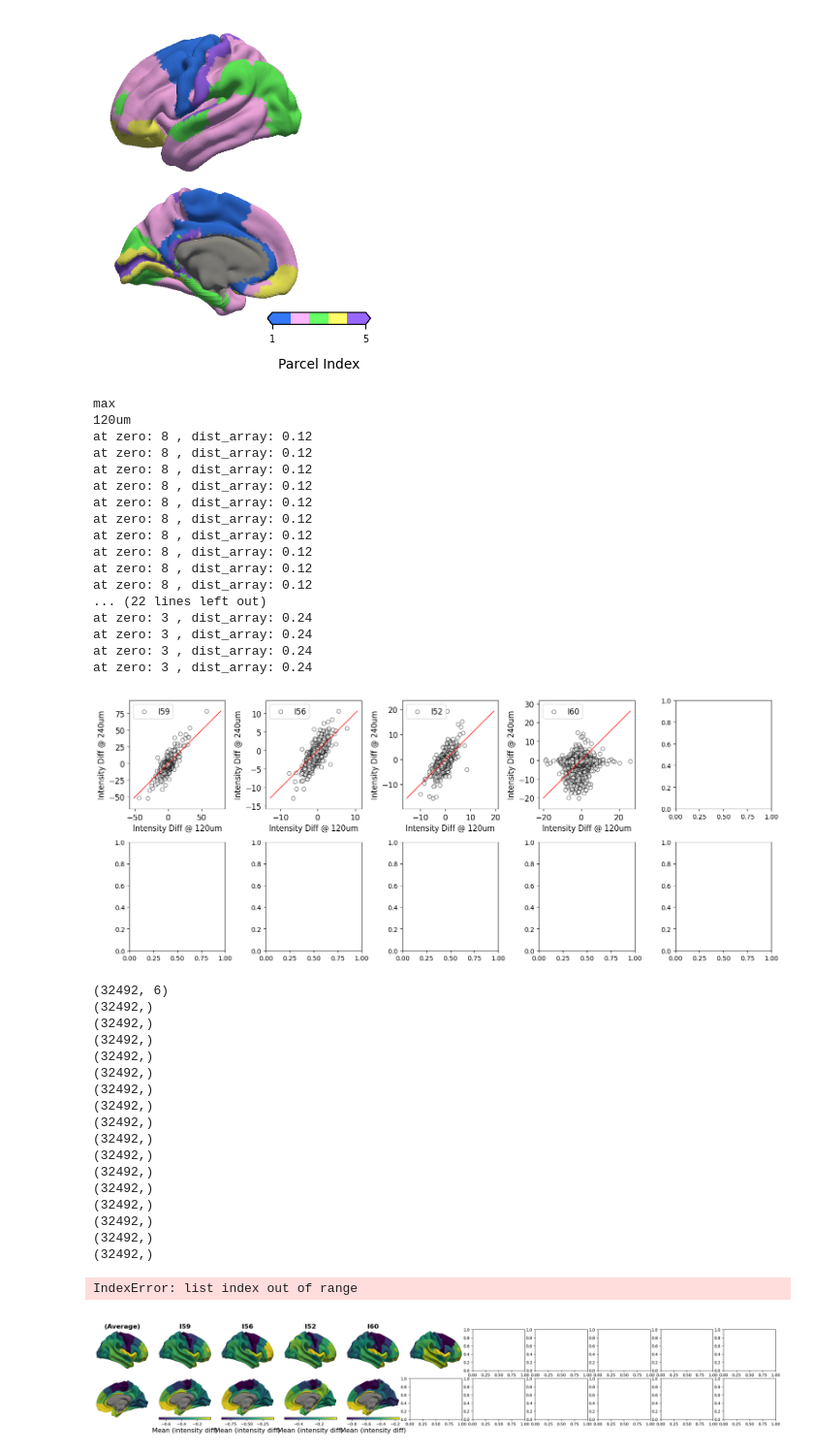
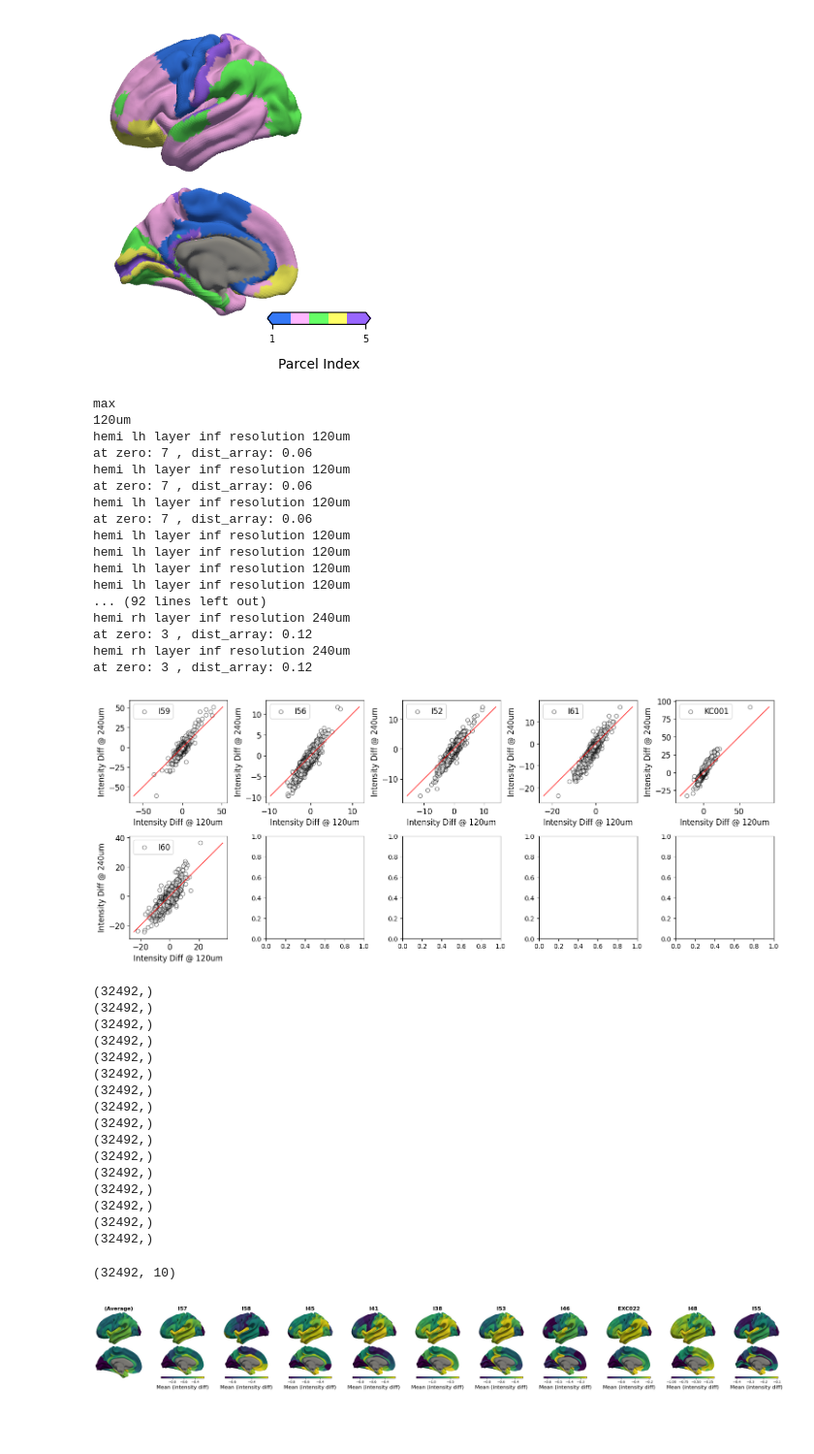
Before and after one commit to dyjung130/cortical_layer, a Jupyter notebook: jupyter-notebook/082725_cyto_parcellate/run_cyto_von_parcellation.ipynb, the cells around one changed output. Shown at 97% size. Saved outputs shown, nothing was run; the diff lists cells and outputs as text; code cells hidden in the pictures; blank space fills up the shorter version.

```diff
--- a/jupyter-notebook/082725_cyto_parcellate/run_cyto_von_parcellation.ipynb
+++ b/jupyter-notebook/082725_cyto_parcellate/run_cyto_von_parcellation.ipynb
@@ -238,7 +238,8 @@ def load_intensity_data(base_path, base_path_intensity, hemisphere='lh', layer='
         if subjects == 'I54_new_confidence':
             continue
         if subjects:
-            intensity_file_path = os.path.join(base_path_intensity, subjects, f"{hemisphere}/{layer}_{resolution}_method1_manual_raw_intensity.npz")
+            print('hemi',hemisphere,'layer',layer,'resolution',resolution)
+            intensity_file_path = os.path.join(base_path_intensity, subjects, f"{hemisphere}/{layer}_{resolution}_method0_manual_raw_intensity.npz")
            # print(intensity_file_path)
             if os.path.exists(intensity_file_path):
                 # Load intensity data
@@ -264,8 +265,8 @@ def load_intensity_data(base_path, base_path_intensity, hemisphere='lh', layer='
     return intensity_data_uncut, intensity_data_at_zero, subject_names
 
 base_path = "/Users/dennis.jungchildmind.org/Desktop/exvivo"
-base_path_intensity_120um = "/Users/dennis.jungchildmind.org/Desktop/exvivo_postslurm/output_120um_max_960um_dist_method1"
-base_path_intensity_240um = "/Users/dennis.jungchildmind.org/Desktop/exvivo_postslurm/output_240um_max_960um_dist_method1"
+base_path_intensity_120um = "/Users/dennis.jungchildmind.org/Desktop/exvivo_postslurm/output_120um_max_960um_dist_method0"
+base_path_intensity_240um = "/Users/dennis.jungchildmind.org/Desktop/exvivo_postslurm/output_240um_max_960um_dist_method0"
 
 
 # Load data for both hemispheres
@@ -278,21 +279,21 @@ rh_intensity_data_uncut_240um, rh_intensity_data_at_zero_240um, _  = load_intens
 # %% [output]
 max
 120um
-at zero: 8 , dist_array: 0.12
-at zero: 8 , dist_array: 0.12
-at zero: 8 , dist_array: 0.12
-at zero: 8 , dist_array: 0.12
-at zero: 8 , dist_array: 0.12
-at zero: 8 , dist_array: 0.12
-at zero: 8 , dist_array: 0.12
-at zero: 8 , dist_array: 0.12
-at zero: 8 , dist_array: 0.12
-at zero: 8 , dist_array: 0.12
-... (22 lines left out)
-at zero: 3 , dist_array: 0.24
-at zero: 3 , dist_array: 0.24
-at zero: 3 , dist_array: 0.24
-at zero: 3 , dist_array: 0.24
+hemi lh layer inf resolution 120um
+at zero: 7 , dist_array: 0.06
+hemi lh layer inf resolution 120um
+at zero: 7 , dist_array: 0.06
+hemi lh layer inf resolution 120um
+at zero: 7 , dist_array: 0.06
+hemi lh layer inf resolution 120um
+hemi lh layer inf resolution 120um
+hemi lh layer inf resolution 120um
+hemi lh layer inf resolution 120um
+... (92 lines left out)
+hemi rh layer inf resolution 240um
+at zero: 3 , dist_array: 0.12
+hemi rh layer inf resolution 240um
+at zero: 3 , dist_array: 0.12
 # %%
 hemi = 'rh'
 
@@ -338,19 +339,27 @@ for index in range(num_subjects, len(axes)):
 plt.tight_layout()
 plt.show()
 # %% [output]
-[figure, old version]
+[figure, new version]
 # %%
 #parcellate intensity data based on the von ek atlas
 #first get the unique values in the von ek atlas
 atlas = von_ek_atlas #von_ek_atlas or economo_koskinas_atlas_lh or economo_koskinas_atlas_rh (should be the same for the latter two)
-data2use_lh = lh_intensity_data_at_zero_240um #lh_intensity_data_at_zero or lh_intensity_norm_data_at_zero or rh_intensity_data_at_zero or rh_intensity_norm_data_at_zero
-data2use_rh = rh_intensity_data_at_zero_240um #lh_intensity_data_at_zero or lh_intensity_norm_data_at_zero or rh_intensity_data_at_zero or rh_intensity_norm_data_at_zero
+RESOLUTION = '120um' #120um or 240um
+if RESOLUTION == '120um':
+    data2use_lh = lh_intensity_data_at_zero_120um #lh_intensity_data_at_zero or lh_intensity_norm_data_at_zero or rh_intensity_data_at_zero or rh_intensity_norm_data_at_zero
+    data2use_rh = rh_intensity_data_at_zero_120um #lh_intensity_data_at_zero or lh_intensity_norm_data_at_zero or rh_intensity_data_at_zero or rh_intensity_norm_data_at_zero
+elif RESOLUTION == '240um':
+    data2use_lh = lh_intensity_data_at_zero_240um #lh_intensity_data_at_zero or lh_intensity_norm_data_at_zero or rh_intensity_data_at_zero or rh_intensity_norm_data_at_zero
+    data2use_rh = rh_intensity_data_at_zero_240um #lh_intensity_data_at_zero or lh_intensity_norm_data_at_zero or rh_intensity_data_at_zero or rh_intensity_norm_data_at_zero
+
+
 unique_values = np.unique(atlas)
 
-
+#variable for parcellated data
 rh_intensity_data_at_zero_parcelled = np.zeros((data2use_rh[0].shape[0], len(data2use_rh)))
 rh_intensity_var_at_zero_parcelled = np.zeros((data2use_rh[0].shape[0], len(data2use_rh)))
-print(rh_intensity_data_at_zero_parcelled.shape)
+
+
 #iterate for each file
 for j, tmp in enumerate(data2use_rh):
     print(tmp.shape)
@@ -390,7 +399,6 @@ for j, tmp in enumerate(data2use_lh):
         lh_intensity_data_at_zero_parcelled[indices,j] = tmp_mean
         lh_intensity_var_at_zero_parcelled[indices,j] = tmp_var
 # %% [output]
-(32492, 6)
 (32492,)
 (32492,)
 (32492,)
@@ -407,18 +415,22 @@ for j, tmp in enumerate(data2use_lh):
 (32492,)
 (32492,)
 (32492,)
+# %%
+print(data_parc.shape)
+# %% [output]
+(32492, 10)
 # %%
 
 
 plot_individual_data = True
-plot_hemi = 'rh'
+plot_hemi = 'lh'
 data_type = 'mean' #'mean' or 'var'
 cmap = 'viridis'
 #atlas = von_ek_atlas
 # Surface files and settings
 lh_surf = '/Users/dennis.jungchildmind.org/Downloads/HCP_S1200_Atlas_Z4_pkXDZ/S1200.L.white_MSMAll.32k_fs_LR.surf.gii'
 rh_surf = '/Users/dennis.jungchildmind.org/Downloads/HCP_S1200_Atlas_Z4_pkXDZ/S1200.R.white_MSMAll.32k_fs_LR.surf.gii'
-
+do_zscore = False
 
 def mask_data(data, atlas_data):
     data_masked = data.copy()
@@ -454,16 +466,17 @@ plotter = yaspy.Plotter(surf2plot, hemi=plot_hemi)
 if plot_individual_data:
     #perform standardization on the data_parc before averaging using zscore
 
-    data_parc_zscore = zscore(data_parc, axis=0, nan_policy='omit')
-    data2plot_avg = np.nanmean(data_parc_zscore,axis=1)
+    if do_zscore:
+        data_parc_zscore = zscore(data_parc, axis=0, nan_policy='omit')
+        data2plot_avg = np.nanmedian(data_parc_zscore,axis=1)
+    else:
+        data2plot_avg = np.nanmedian(data_parc,axis=1)
 
     #economo_koskinas_atlas_rh
     data2plot_sub = data_parc
-    #average within the economo_koskinas_atlas_rh
 
 
     # economo_koskinas_atlas_rh
-
     num_sub = data2plot_sub.shape[1]
     # Create figure with 2 rows (lateral/medial) and 1 + num_sub columns (avg + 11 raw)
     fig, axes = plt.subplots(2, 1+num_cols, figsize=(30, 4))
@@ -513,35 +526,34 @@ if plot_individual_data:
 
         for view_idx, view in enumerate(['lateral', 'medial']):
             #plotter = yaspy.Plotter(surf2plot, hemi=plot_hemi)
             plotter.overlay(data_masked, cmap=cmap, alpha=1,
                         vmin=data_min, vmax=data_max)
             plotter.border(data_masked, alpha=0)
             img = plotter.screenshot(view)
 
             axes[view_idx,col+1].imshow(img)
             axes[view_idx,col+1].axis('off')
 
             if view_idx == 0:
                 axes[view_idx,col+1].set_title(f"{subject_names[col]}", fontweight='bold',fontsize=16)
             else:
                 divider = make_axes_locatable(axes[view_idx,col+1])
                 cax = divider.append_axes("bottom", size="5%", pad=0.05)
                 norm = plt.Normalize(vmin=data_min, vmax=data_max)
                 cbar = plt.colorbar(plt.cm.ScalarMappable(norm=norm, cmap=cmap),
                                 cax=cax, orientation='horizontal')
                 cbar.set_label(clabel,fontsize=16)
 
     # Handle empty columns if num_cols > num_sub
     if num_cols > num_sub:
         for col in range(num_sub, num_cols):
             axes[0,col+1].axis('off')
             axes[1,col+1].axis('off')
 
     plt.tight_layout()
     plt.show()
 # %% [output]
-IndexError: list index out of range
-[figure, old version]
+[figure, new version]
 # %%
 #average within the economo_koskinas_atlas_rh   (economo_koskinas_atlas_lh and _rh are the same)
 atlas_to_use = economo_koskinas_atlas_rh
```
Also changed, not shown: parts of 2 cells of this notebook, 4 other files.
